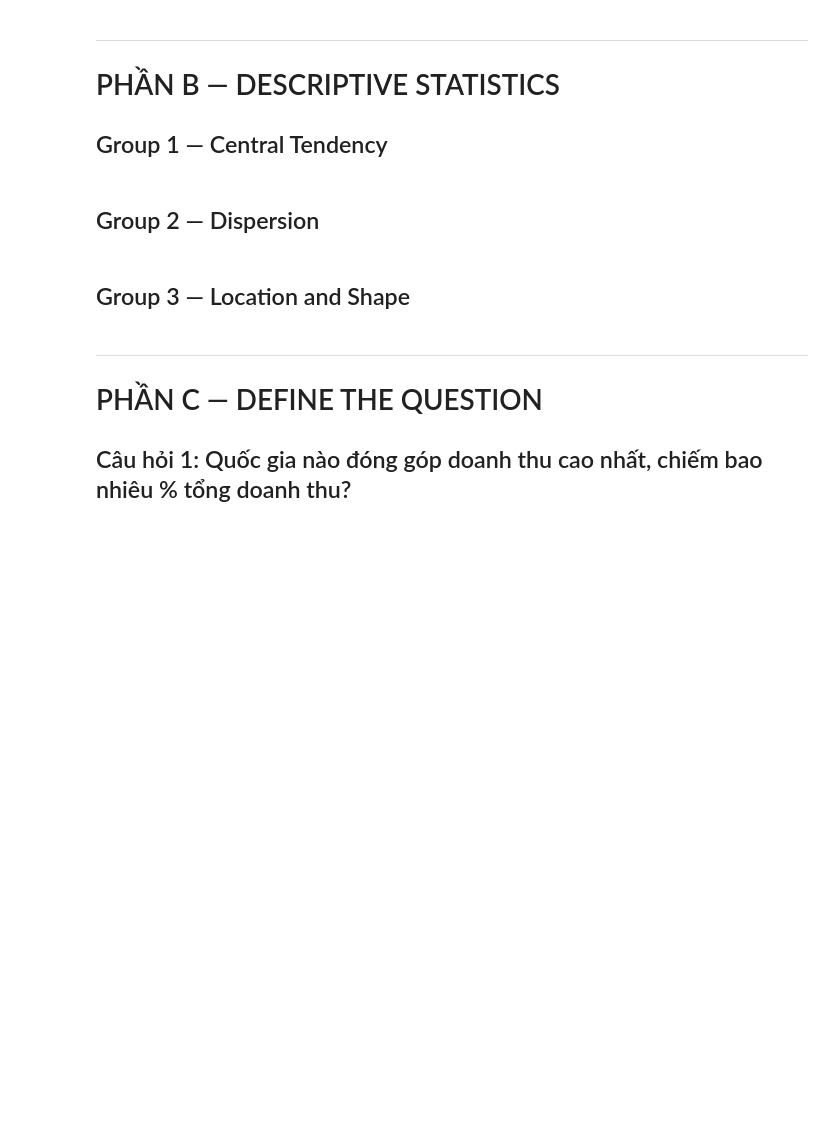
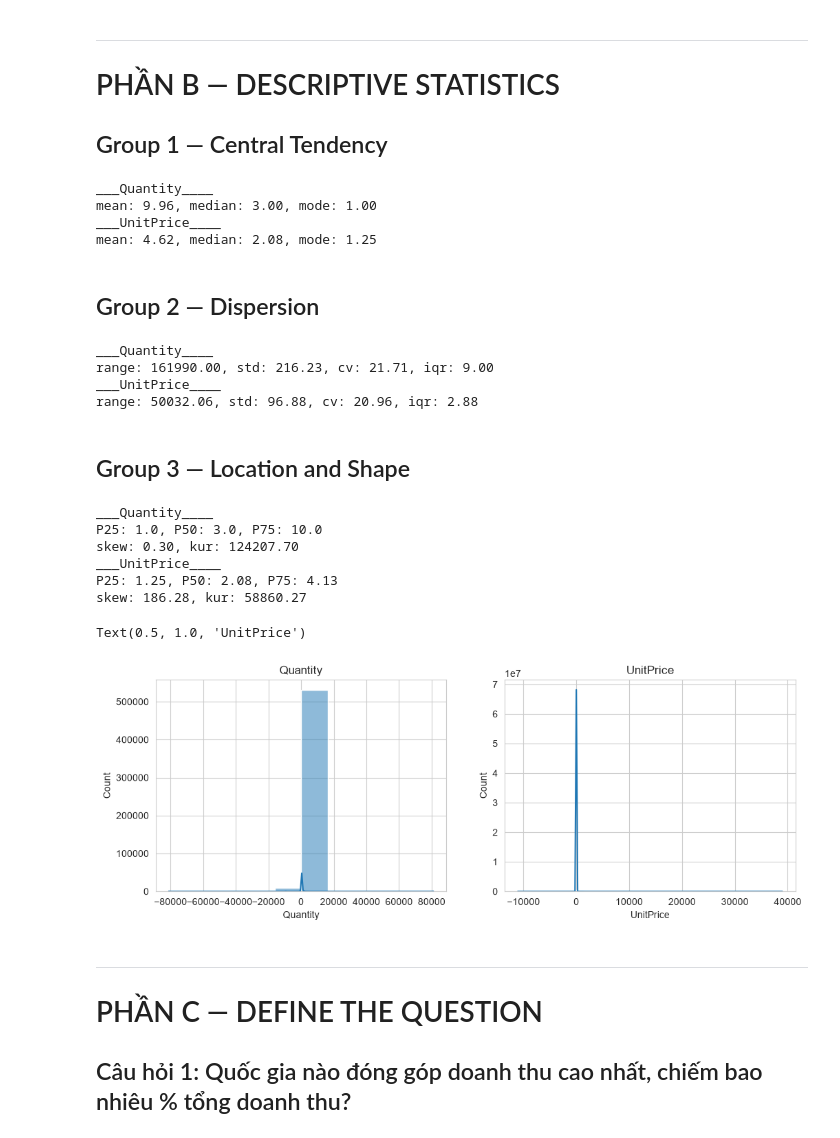
Before and after one commit to khanhtranduy258/Data-analytics-, a Jupyter notebook: Overview/02_OnlineRetail.ipynb, the cells around one changed output. Drawn from its saved outputs; the diff is of its cells as text; code cells hidden in the pictures; blank space fills up the shorter version.

```diff
--- a/Overview/02_OnlineRetail.ipynb
+++ b/Overview/02_OnlineRetail.ipynb
@@ -43,3 +94,8 @@ Loaded from: https://raw.githubusercontent.com/databricks/Spark-The-Definitive-G
 Làm sạch dữ liệu (loại Quantity<=0, UnitPrice<=0), tạo cột `Sales` = Quantity * UnitPrice.
 # %%
 # TODO
+df_clean = df.drop(df[(df['Quantity'] <= 0) & (df['UnitPrice'] <= 0)].index)
+print("dataFrame clean: ")
+print(df_clean)
+df_clean['Sales'] = df['Quantity'] * df['UnitPrice']
+df_clean
@@ -49,14 +136,56 @@ Làm sạch dữ liệu (loại Quantity<=0, UnitPrice<=0), tạo cột `Sales`
 ## Group 1 — Central Tendency
 # %%
 # TODO
+for col in ['Quantity', 'UnitPrice']:
+    mean, median, mode = df_clean[col].mean(), df_clean[col].median(), df_clean[col].mode()[0]
+    print(f"___{col}____")
+    print(f"mean: {mean:.2f}, median: {median:.2f}, mode: {mode:.2f}")
+# %% [output]
+___Quantity____
+mean: 9.96, median: 3.00, mode: 1.00
+___UnitPrice____
+mean: 4.62, median: 2.08, mode: 1.25
 # %% [markdown]
 ## Group 2 — Dispersion
 # %%
 # TODO
+for col in ['Quantity', 'UnitPrice']:
+    s = df_clean[col]
+    range = s.max() - s.min()
+    q1, q3 = s.quantile([0.25, 0.75])
+    iqr = q3 - q1
+    std = s.std()
+    cv = std/s.mean()
+    print(f"___{col}____")
+    print(f"range: {range:.2f}, std: {std:.2f}, cv: {cv:.2f}, iqr: {iqr:.2f}")
+# %% [output]
+___Quantity____
+range: 161990.00, std: 216.23, cv: 21.71, iqr: 9.00
+___UnitPrice____
+range: 50032.06, std: 96.88, cv: 20.96, iqr: 2.88
 # %% [markdown]
 ## Group 3 — Location and Shape
 # %%
 # TODO
+for col in ['Quantity', 'UnitPrice']:
+    s = df_clean[col]
+    skew, kur = stats.skew(s), stats.kurtosis(s)
+    print(f"___{col}____")
+    print(f"P25: {s.quantile(0.25)}, P50: {s.quantile(0.5)}, P75: {s.quantile(0.75)}")
+    print(f"skew: {skew:.2f}, kur: {kur:.2f}")
+
+fig, axes = plt.subplots(1, 2, figsize=(12, 4))
+sns.histplot(df_clean['Quantity'], bins=10, kde=True, ax=axes[0]);axes[0].set_title("Quantity")
+sns.histplot(df_clean['UnitPrice'], bins=20, kde=True, ax=axes[1]);axes[1].set_title("UnitPrice")
+# %% [output]
+___Quantity____
+P25: 1.0, P50: 3.0, P75: 10.0
+skew: 0.30, kur: 124207.70
+___UnitPrice____
+P25: 1.25, P50: 2.08, P75: 4.13
+skew: 186.28, kur: 58860.27
+Text(0.5, 1.0, 'UnitPrice')
+[figure, added]
 # %% [markdown]
 ---
 # PHẦN C — DEFINE THE QUESTION
```
Also changed, not shown: parts of 10 cells of this notebook, 1 other file.
